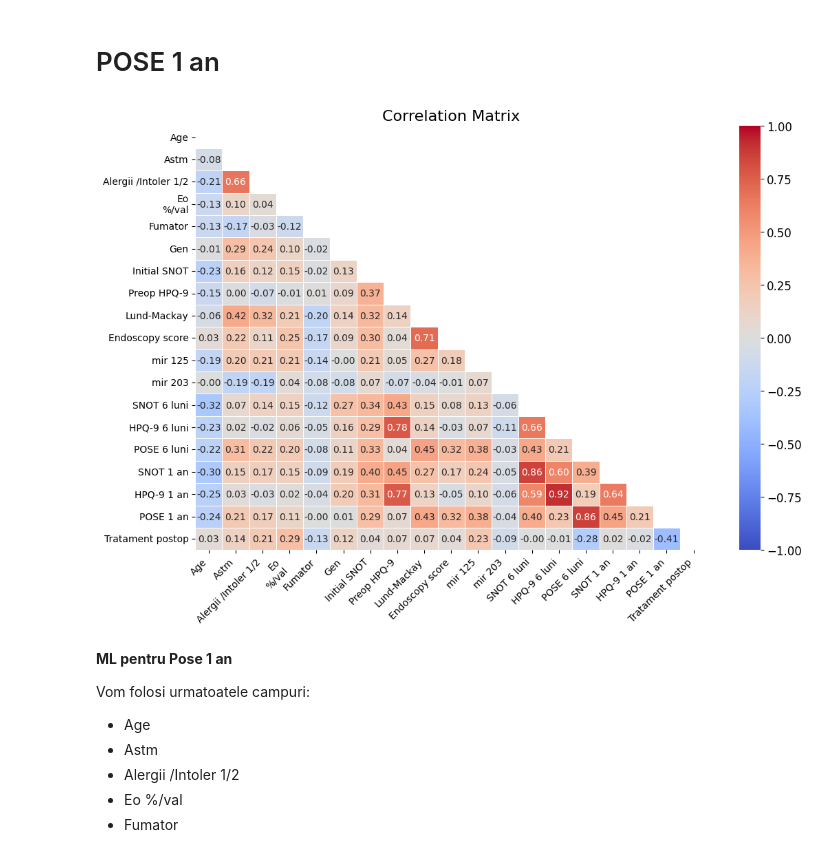
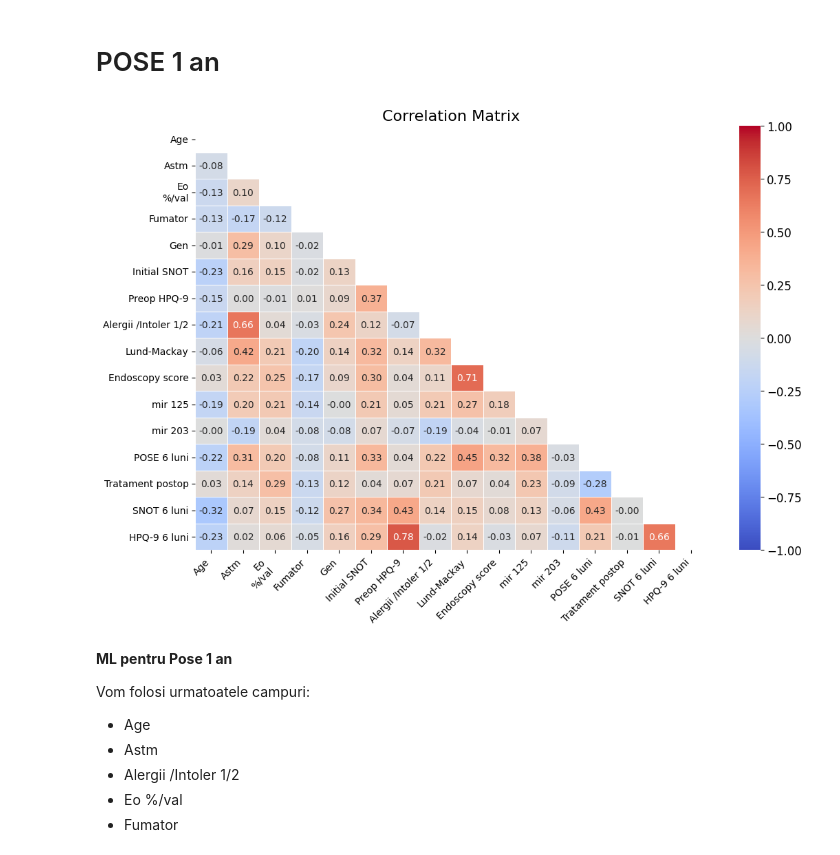
Before and after one commit to Ana-AlexandraSandu/Disertatie_CRSwNP, a Jupyter notebook: app/disertatie_iteratie1.ipynb, the cells around one changed output. Cells and saved outputs as stored; diff of their text form; code cells hidden in the pictures.

```diff
--- a/app/disertatie_iteratie1.ipynb
+++ b/app/disertatie_iteratie1.ipynb
@@ -488,32 +532,32 @@ plt.show()
 # POSE 1 an
 # %%
 # Calculați matricea de corelație
-corr_matrix = data.corr()
-
+corr_matrix = data[['Age', 'Astm', 'Eo\n%/val', 'Fumator', 'Gen', 'Initial SNOT', 'Preop HPQ-9', 'Alergii /Intoler 1/2',
+                  'Lund-Mackay', 'Endoscopy score', 'mir 125', 'mir 203', 'POSE 6 luni','Tratament postop', 'SNOT 6 luni', 'HPQ-9 6 luni']].corr()
 # Generați o mască(mask) pentru triunghiul superior
 mask = np.triu(np.ones_like(corr_matrix, dtype=bool))
 
 # Configurati matplotlib figure
 plt.figure(figsize=(12, 8))
 
 #Desenam heatmap cu masca și corelam raportul aspect ratio
 heatmap = sns.heatmap(corr_matrix, mask=mask, annot=True, fmt=".2f", cmap="coolwarm", vmin=-1, vmax=1, linewidths=0.5)
 
 # Adaugam un titlu
 plt.title('Correlation Matrix', fontsize=16)
 
 # Rotitim etichetele pe axa x pentru o mai bună lizibilitate
 heatmap.set_xticklabels(heatmap.get_xticklabels(), rotation=45, horizontalalignment='right')
 
 # Adaugam color bar
 colorbar = heatmap.collections[0].colorbar
 colorbar.ax.tick_params(labelsize=12)
 
 # Vizualizare
 #plt.tight_layout()
 plt.show()
 # %% [output]
-[figure, old version]
+[figure, new version]
 # %% [markdown]
 **ML pentru Pose 1 an**
 
```
Also changed, not shown: parts of 30 cells of this notebook, 4 other files.
